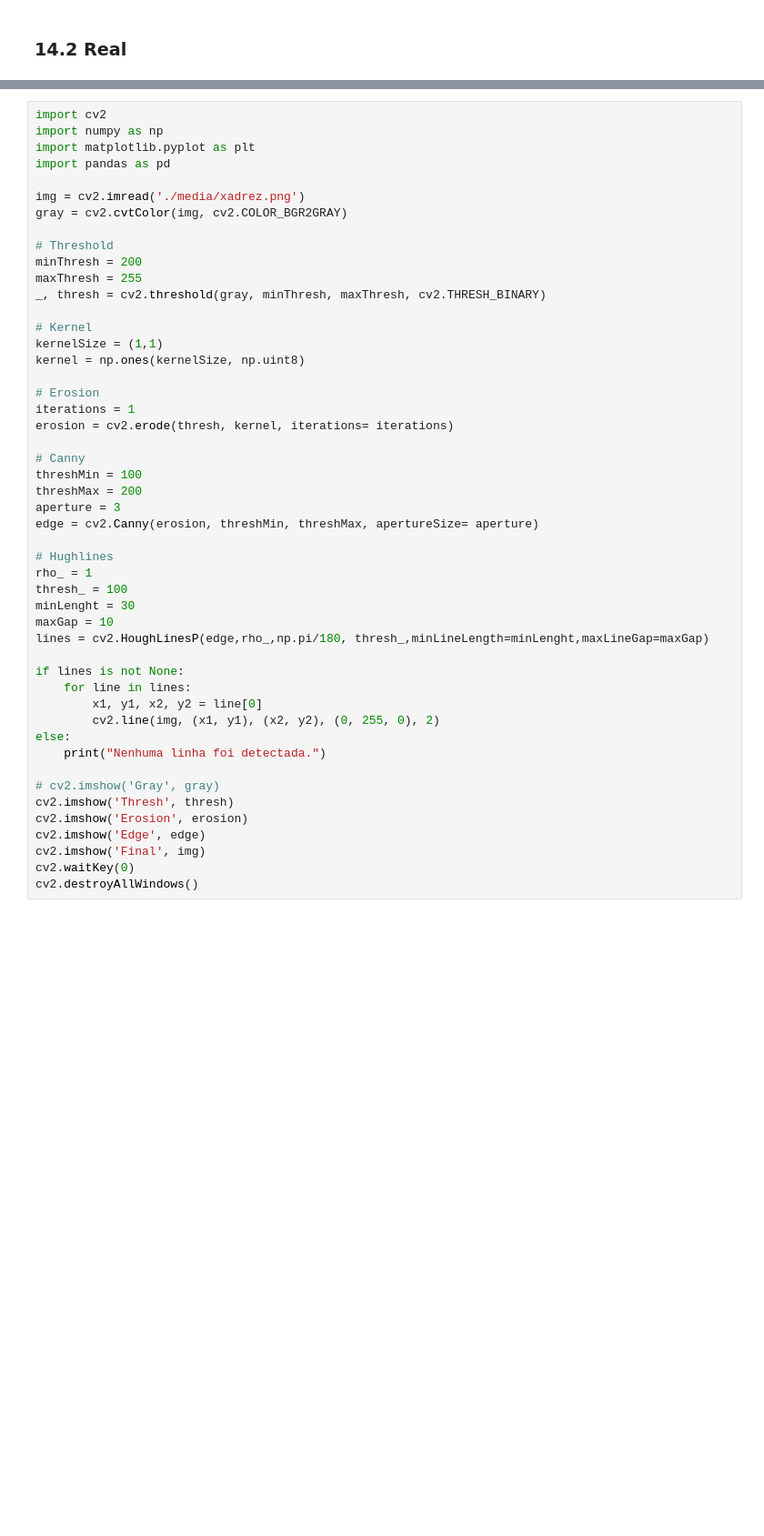
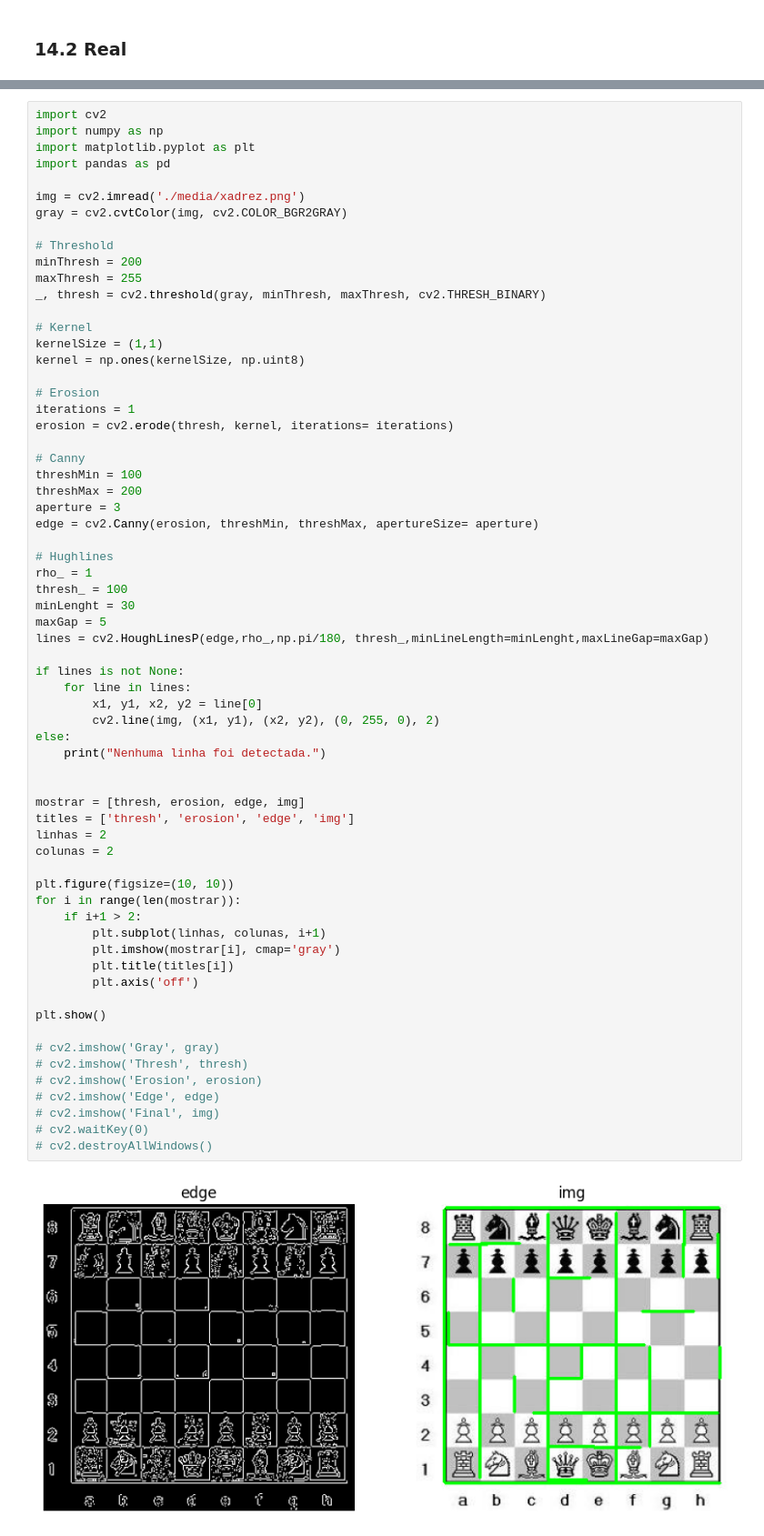
Before and after one commit to anddfreitas/python-study, a Jupyter notebook: ComputerVision/OpenCV/opencv2.ipynb, the cells around one changed output, grey strips where cells are left out. Shown: that part at 91% size. Cells and saved outputs as stored; diff of their text form; blank space fills up the shorter version.

```diff
--- a/ComputerVision/OpenCV/opencv2.ipynb
+++ b/ComputerVision/OpenCV/opencv2.ipynb
@@ -923,37 +925,55 @@ maxThresh = 255
 _, thresh = cv2.threshold(gray, minThresh, maxThresh, cv2.THRESH_BINARY)
 
 # Kernel
 kernelSize = (1,1)
 kernel = np.ones(kernelSize, np.uint8)
 
 # Erosion
 iterations = 1
 erosion = cv2.erode(thresh, kernel, iterations= iterations)
 
 # Canny
 threshMin = 100
 threshMax = 200
 aperture = 3
 edge = cv2.Canny(erosion, threshMin, threshMax, apertureSize= aperture)
 
 # Hughlines
 rho_ = 1
 thresh_ = 100
 minLenght = 30
-maxGap = 10
+maxGap = 5
 lines = cv2.HoughLinesP(edge,rho_,np.pi/180, thresh_,minLineLength=minLenght,maxLineGap=maxGap)
 
 if lines is not None:
     for line in lines:
         x1, y1, x2, y2 = line[0]
         cv2.line(img, (x1, y1), (x2, y2), (0, 255, 0), 2)
 else:
     print("Nenhuma linha foi detectada.")
 
+
+mostrar = [thresh, erosion, edge, img]
+titles = ['thresh', 'erosion', 'edge', 'img']
+linhas = 2
+colunas = 2
+
+plt.figure(figsize=(10, 10))
+for i in range(len(mostrar)):
+    if i+1 > 2:
+        plt.subplot(linhas, colunas, i+1)
+        plt.imshow(mostrar[i], cmap='gray')
+        plt.title(titles[i])
+        plt.axis('off')
+
+plt.show()
+
 # cv2.imshow('Gray', gray)
-cv2.imshow('Thresh', thresh)
-cv2.imshow('Erosion', erosion)
-cv2.imshow('Edge', edge)
-cv2.imshow('Final', img)
-cv2.waitKey(0)
-cv2.destroyAllWindows()
+# cv2.imshow('Thresh', thresh)
+# cv2.imshow('Erosion', erosion)
+# cv2.imshow('Edge', edge)
+# cv2.imshow('Final', img)
+# cv2.waitKey(0)
+# cv2.destroyAllWindows()
+# %% [output]
+[figure, added]
```
Also changed, not shown: parts of 1 cell of this notebook.
